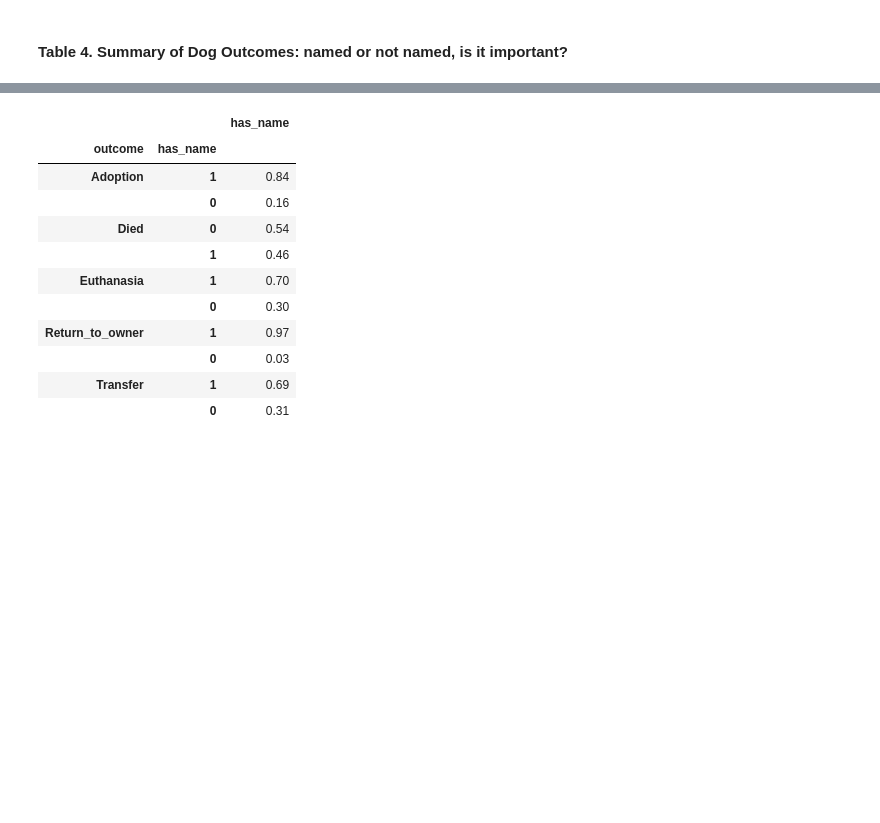
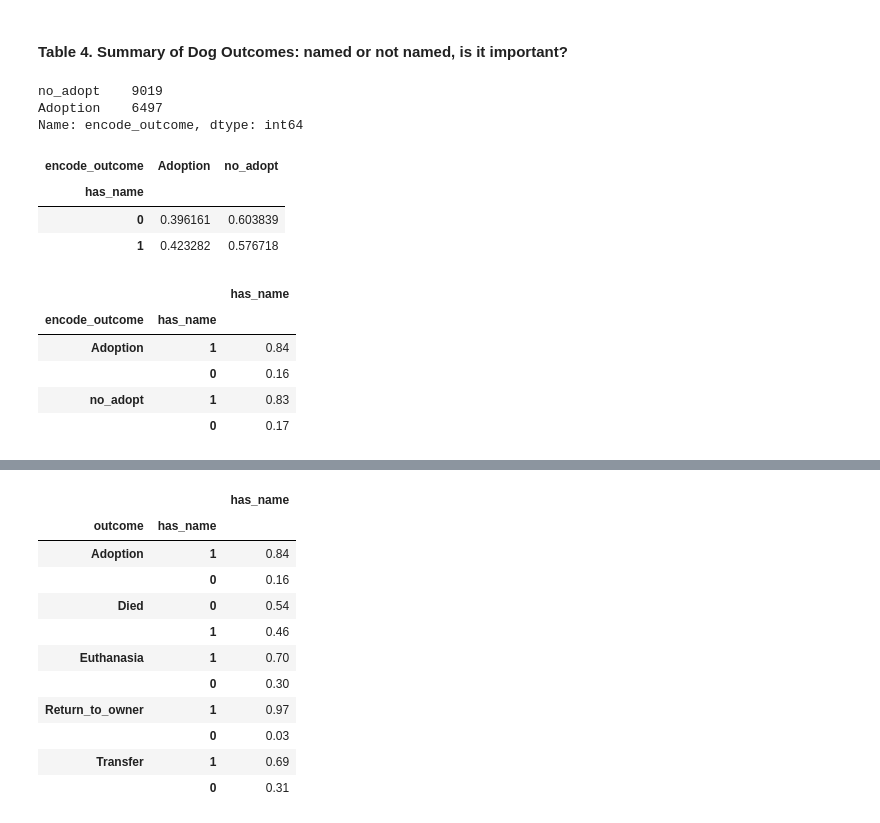
Before and after one commit to Jacqueline-A-Shay/Animal_Shelter, a Jupyter notebook: data.prep.EDA.feature.prep.ipynb, the cells around one changed output, grey strips where cells are left out. Cells and saved outputs as stored; diff of their text form; code cells hidden in the pictures; blank space fills up the shorter version.

```diff
--- a/data.prep.EDA.feature.prep.ipynb
+++ b/data.prep.EDA.feature.prep.ipynb
@@ -845,3 +850,32 @@ dog['has_name'] = dog[['name']]
 dog['has_name'] = dog.has_name.fillna(value=0)
 dog['has_name'] = dog.has_name.apply(lambda x: 1 if x != 0 else x)
 #dog['has_name'] = dog_df.has_name.astype('int64')
+# %%
+dog.encode_outcome.value_counts()
+# %% [output]
+no_adopt    9019
+Adoption    6497
+Name: encode_outcome, dtype: int64
+# %%
+dog.groupby('has_name').encode_outcome.value_counts(normalize=True).unstack()
+# %% [output]
+| encode_outcome | Adoption | no_adopt |
+| has_name |  |  |
+| 0 | 0.396161 | 0.603839 |
+| 1 | 0.423282 | 0.576718 |
+# %%
+# dog - summary table for outcomes of differerent neutered/spayed status
+
+# 1 = named, 0 = without name
+
+(dog.groupby('encode_outcome')['has_name']
+ .value_counts(normalize=True)
+ .to_frame().rename(columns = {'sex':'proportion'})
+ .round(2)) # .unstack() is another method
+# %% [output]
+|  |  | has_name |
+| encode_outcome | has_name |  |
+| Adoption | 1 | 0.84 |
+|  | 0 | 0.16 |
+| no_adopt | 1 | 0.83 |
+|  | 0 | 0.17 |
```
Also changed, not shown: parts of 3 cells of this notebook, 1 other file.
